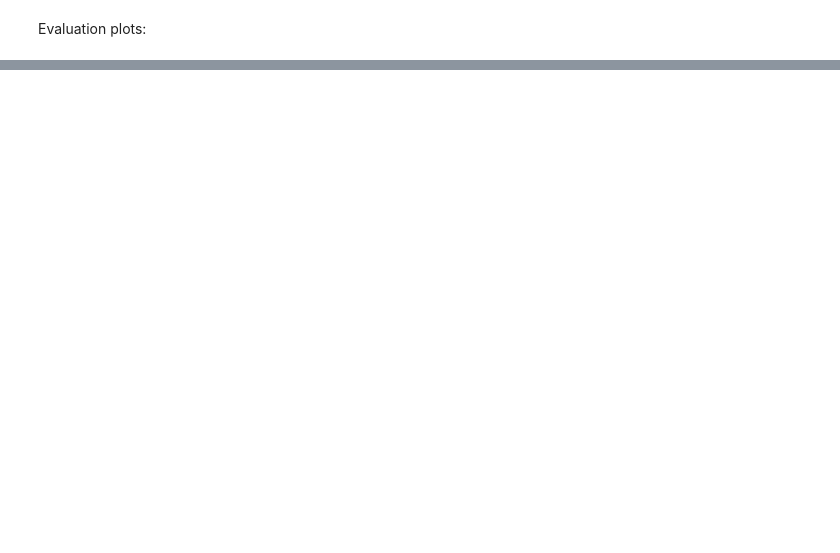
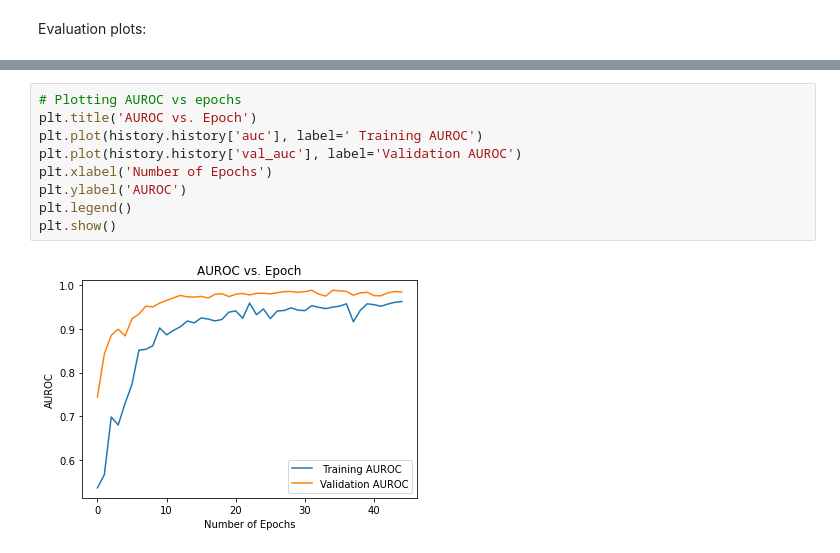
Before and after one commit to hkk261/w207-final-project, a Jupyter notebook: main.ipynb, the cells around one changed output, grey strips where cells are left out. Drawn from its saved outputs; the diff is of its cells as text; blank space fills up the shorter version.

```diff
--- a/main.ipynb
+++ b/main.ipynb
@@ -446,3 +450,14 @@ plt.show()
+# %%
+# Plotting AUROC vs epochs
+plt.title('AUROC vs. Epoch')
+plt.plot(history.history['auc'], label=' Training AUROC')
+plt.plot(history.history['val_auc'], label='Validation AUROC')
+plt.xlabel('Number of Epochs')
+plt.ylabel('AUROC')
+plt.legend()
+plt.show()
+# %% [output]
+[figure, added]
 # %%
 # Predicting test values
 pred_prob_y = model.predict(test_set)
```
Also changed, not shown: parts of 12 cells of this notebook.
